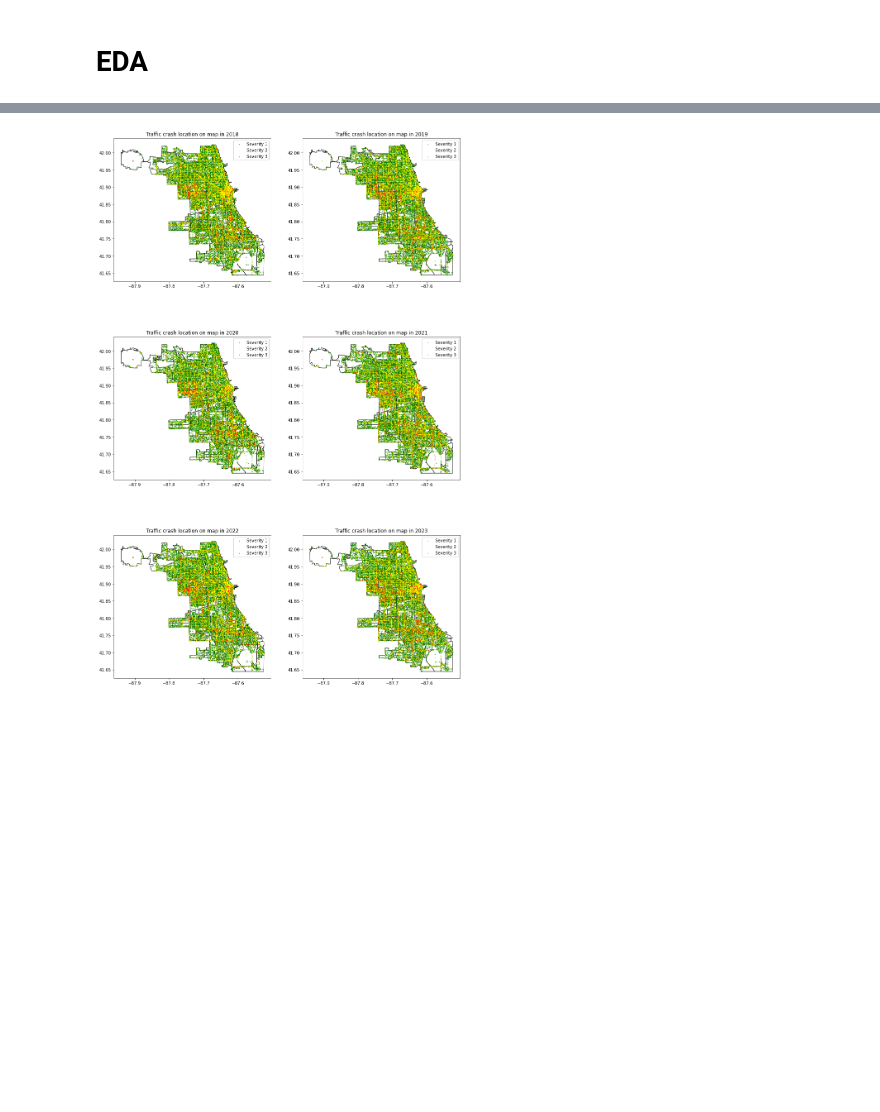
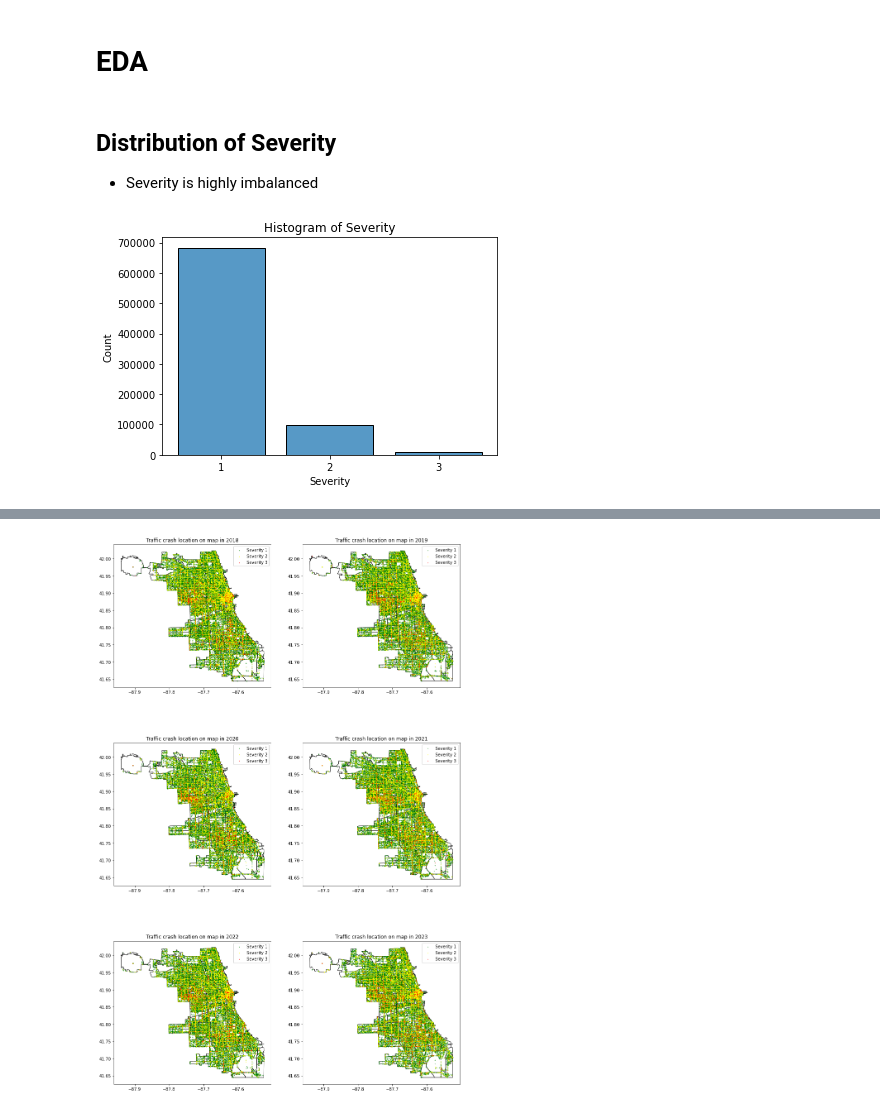
Before and after one commit to kosawa26/Capstone, a Jupyter notebook: EDA.ipynb, the cells around one changed output, grey strips where cells are left out. Saved outputs shown, nothing was run; the diff lists cells and outputs as text; code cells hidden in the pictures; blank space fills up the shorter version.

```diff
--- a/EDA.ipynb
+++ b/EDA.ipynb
@@ -208,0 +209,10 @@ df.head()
+# %% [markdown]
+## Distribution of Severity
+* Severity is highly imbalanced
+# %%
+sns.histplot(df.Severity, discrete=True, shrink=0.8)
+plt.xticks([1,2,3])
+plt.title("Histogram of Severity")
+plt.show()
+# %% [output]
+[figure, added]
```
Also changed, not shown: parts of 49 cells of this notebook, 2 other files.
